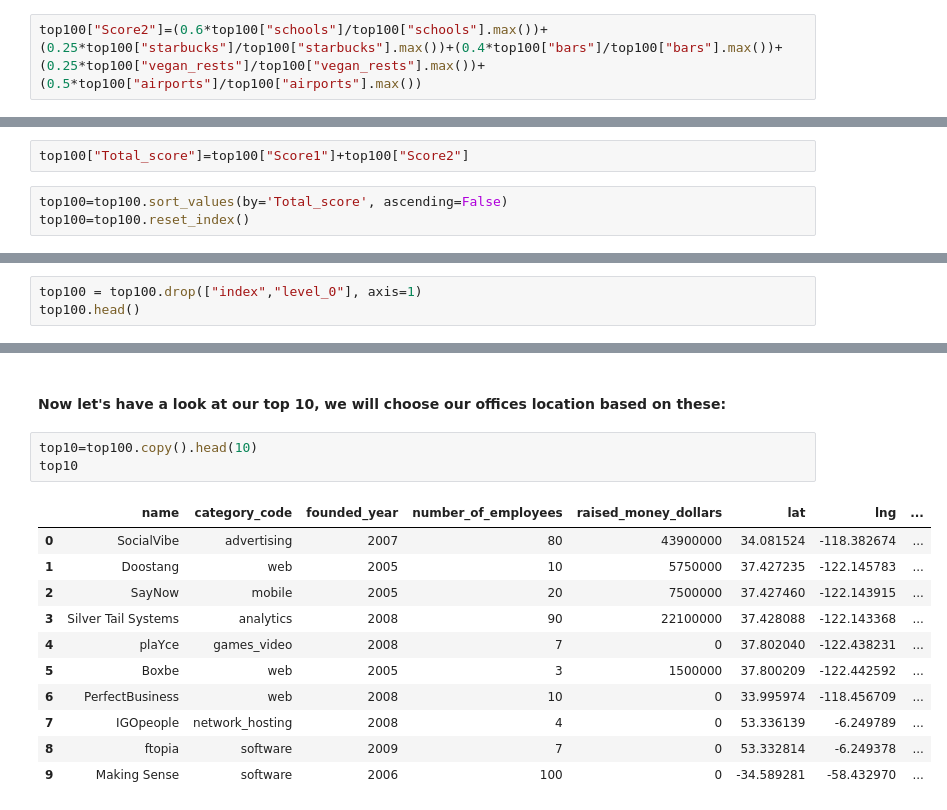
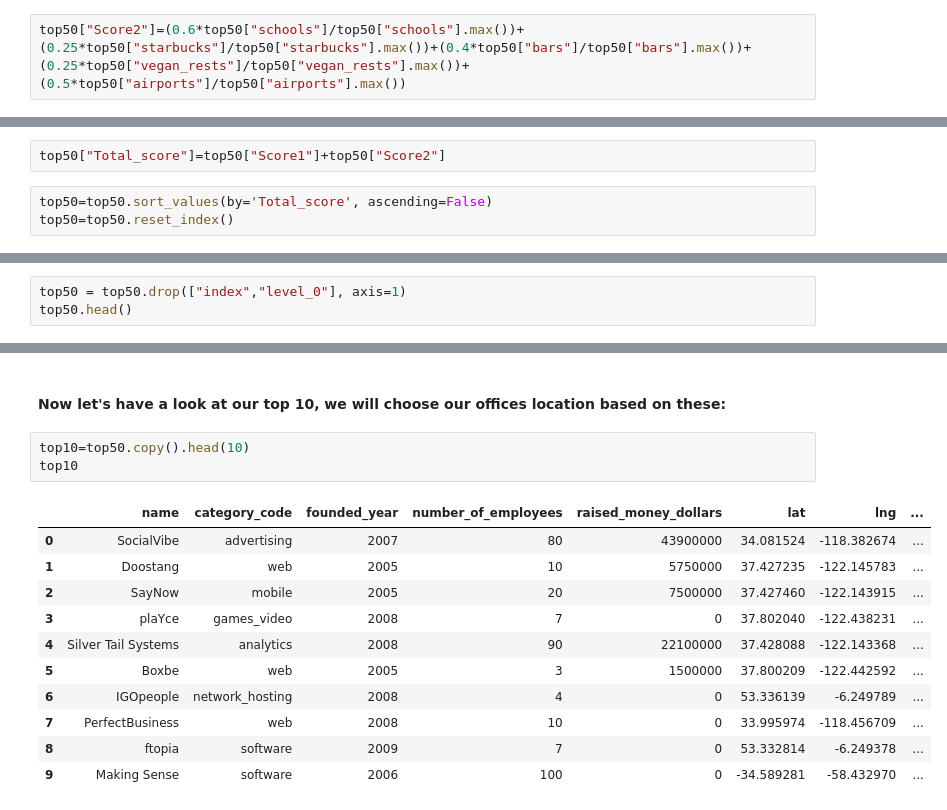
Before and after one commit to maxsanchezdp/project-visualizing-real-world-data-project, a Jupyter notebook: my-code/1. Geoqueries.ipynb, the cells around one changed output, grey strips where cells are left out. Drawn from its saved outputs; the diff is of its cells as text.

```diff
--- a/my-code/1. Geoqueries.ipynb
+++ b/my-code/1. Geoqueries.ipynb
@@ -183,11 +190,11 @@ top100 = top100.drop(["index","description","tag_list","geo_point","old_near","y
 # %% [markdown]
 #### Now we will create another score column that will score each company based on "likes" of the employees. It will be calculated the same way as score 1 but using the info requested from the API and assigning different weights to each variable (*schools 0.6, airports 0.5, bars 0.4, starbucks 0.25 and vegan restaurants 0.25*), the maximum value of this score will be 2:
 # %%
-top100["Score2"]=(0.6*top100["schools"]/top100["schools"].max())+(0.25*top100["starbucks"]/top100["starbucks"].max())+(0.4*top100["bars"]/top100["bars"].max())+(0.25*top100["vegan_rests"]/top100["vegan_rests"].max())+(0.5*top100["airports"]/top100["airports"].max())
+top50["Score2"]=(0.6*top50["schools"]/top50["schools"].max())+(0.25*top50["starbucks"]/top50["starbucks"].max())+(0.4*top50["bars"]/top50["bars"].max())+(0.25*top50["vegan_rests"]/top50["vegan_rests"].max())+(0.5*top50["airports"]/top50["airports"].max())
 # %% [markdown]
 #### Also, let's create a total score that will be the sum of both scores and sort the list by total score:
 # %%
-top100["Total_score"]=top100["Score1"]+top100["Score2"]
+top50["Total_score"]=top50["Score1"]+top50["Score2"]
 # %%
-top100=top100.sort_values(by='Total_score', ascending=False)
-top100=top100.reset_index()
+top50=top50.sort_values(by='Total_score', ascending=False)
+top50=top50.reset_index()
@@ -201,6 +201,6 @@ top100=top100.reset_index()
 # %%
-top100 = top100.drop(["index","level_0"], axis=1)
-top100.head()
+top50 = top50.drop(["index","level_0"], axis=1)
+top50.head()
 # %% [output]
 |  | name | category_code | founded_year | number_of_employees | raised_money_dollars | lat | lng | ... |
 | 0 | SocialVibe | advertising | 2007 | 80 | 43900000 | 34.081524 | -118.382674 | ... |
@@ -238,17 +253,17 @@ m
 # %% [markdown]
 #### Now let's have a look at our top 10, we will choose our offices location based on these:
 # %%
-top10=top100.copy().head(10)
+top10=top50.copy().head(10)
 top10
 # %% [output]
 |  | name | category_code | founded_year | number_of_employees | raised_money_dollars | lat | lng | ... |
 | 0 | SocialVibe | advertising | 2007 | 80 | 43900000 | 34.081524 | -118.382674 | ... |
 | 1 | Doostang | web | 2005 | 10 | 5750000 | 37.427235 | -122.145783 | ... |
 | 2 | SayNow | mobile | 2005 | 20 | 7500000 | 37.427460 | -122.143915 | ... |
-| 3 | Silver Tail Systems | analytics | 2008 | 90 | 22100000 | 37.428088 | -122.143368 | ... |
-| 4 | plaYce | games_video | 2008 | 7 | 0 | 37.802040 | -122.438231 | ... |
+| 3 | plaYce | games_video | 2008 | 7 | 0 | 37.802040 | -122.438231 | ... |
+| 4 | Silver Tail Systems | analytics | 2008 | 90 | 22100000 | 37.428088 | -122.143368 | ... |
 | 5 | Boxbe | web | 2005 | 3 | 1500000 | 37.800209 | -122.442592 | ... |
-| 6 | PerfectBusiness | web | 2008 | 10 | 0 | 33.995974 | -118.456709 | ... |
-| 7 | IGOpeople | network_hosting | 2008 | 4 | 0 | 53.336139 | -6.249789 | ... |
+| 6 | IGOpeople | network_hosting | 2008 | 4 | 0 | 53.336139 | -6.249789 | ... |
+| 7 | PerfectBusiness | web | 2008 | 10 | 0 | 33.995974 | -118.456709 | ... |
 | 8 | ftopia | software | 2009 | 7 | 0 | 53.332814 | -6.249378 | ... |
 | 9 | Making Sense | software | 2006 | 100 | 0 | -34.589281 | -58.432970 | ... |
```
Also changed, not shown: parts of 23 cells of this notebook, 1 other file.
